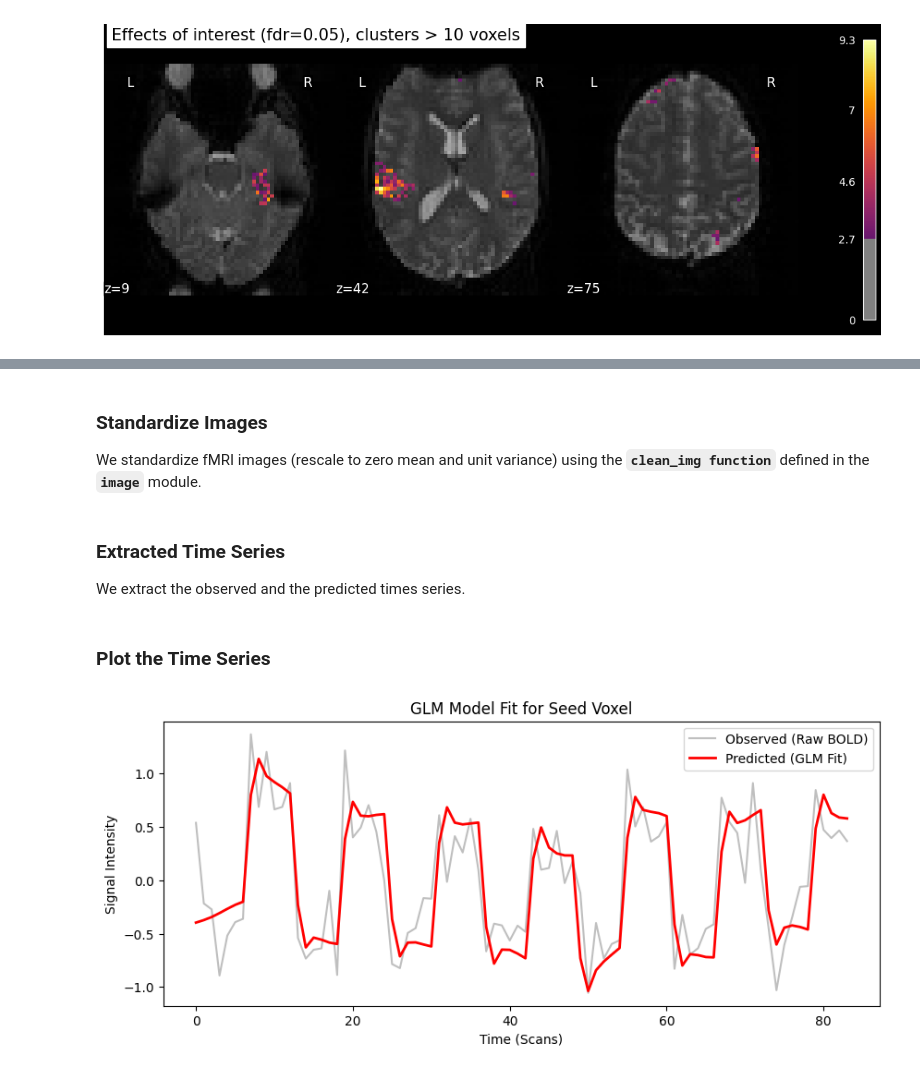
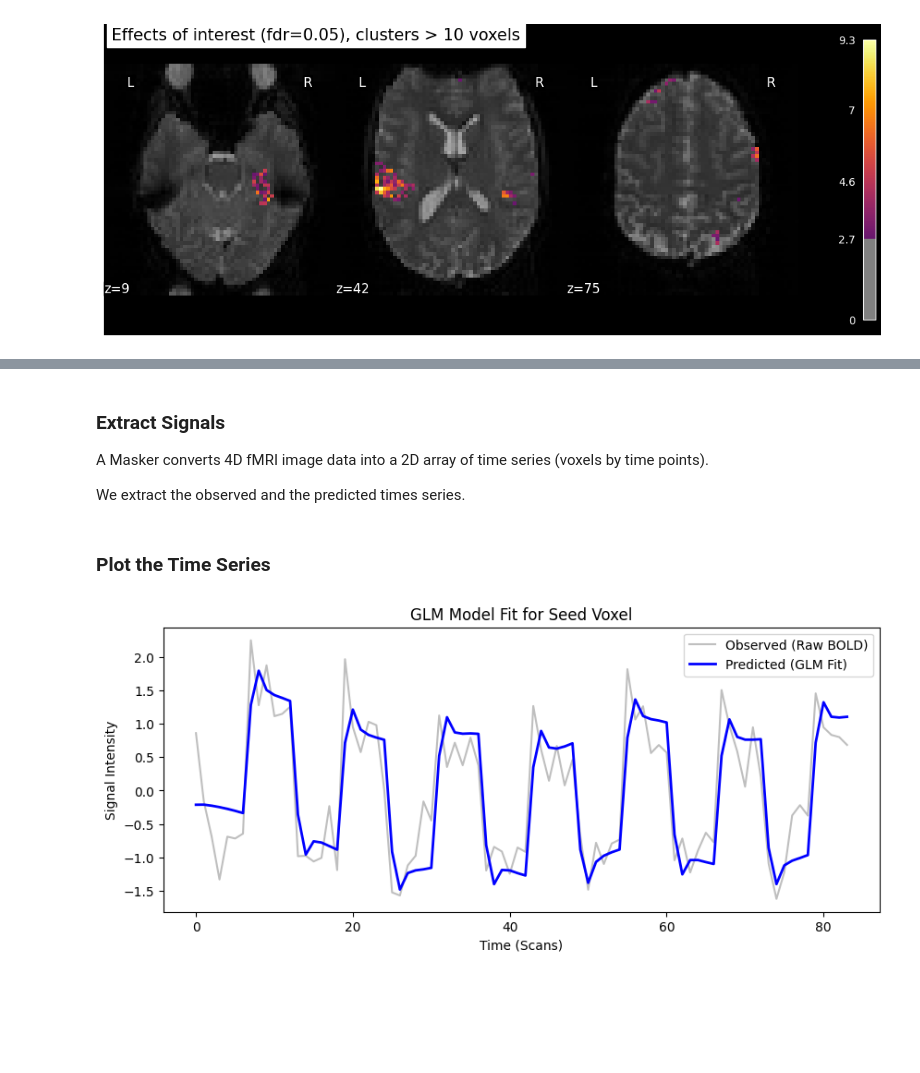
Before and after one commit to tariqzahratahdi/MachineLearningNeuroimaging, a Jupyter notebook: course_neuroimaging_nilearn_glm_usage_example_auditory_stimulation.ipynb, the cells around one changed output, grey strips where cells are left out. Saved outputs shown, nothing was run; the diff lists cells and outputs as text; code cells hidden in the pictures; blank space fills up the shorter version.

```diff
--- a/course_neuroimaging_nilearn_glm_usage_example_auditory_stimulation.ipynb
+++ b/course_neuroimaging_nilearn_glm_usage_example_auditory_stimulation.ipynb
@@ -517,8 +531,4 @@ We define a mask from the coordinates of the largest cluster.
 from nilearn.maskers import NiftiSpheresMasker
 
 # Define a mask from coordinates to inspect
-masker = NiftiSpheresMasker(coords, radius=4)
+masker = NiftiSpheresMasker(coords, standardize="zscore_sample", radius=4)
-# %% [markdown]
-### Standardize Images
-
-We standardize fMRI images (rescale to zero mean and unit variance) using the **`clean_img function`** defined in the **`image`** module.
@@ -530,21 +535,24 @@ standardized_predicted_img = image.clean_img(fmri_glm.predicted[0], standardize=
 # %% [markdown]
-### Extracted Time Series
+### Extract Signals
+
+A Masker converts 4D fMRI image data into a 2D array of time series (voxels by time points).
 
 We extract the observed and the predicted times series.
 # %%
 # Extract observed and predicted time series
-observed_timeseries = masker.fit_transform(standardized_img)
-predicted_timeseries = masker.fit_transform(standardized_predicted_img)
+
+observed_timeseries = masker.fit_transform(fmri_img)
+predicted_timeseries = masker.fit_transform(fmri_glm.predicted[0])
 # %% [markdown]
 ### Plot the Time Series
 # %%
 plt.figure(figsize=(10, 4))
 plt.plot(observed_timeseries, label='Observed (Raw BOLD)', color='gray', alpha=0.5)
-plt.plot(predicted_timeseries, label='Predicted (GLM Fit)', color='red', linewidth=2)
+plt.plot(predicted_timeseries, label='Predicted (GLM Fit)', color='blue', linewidth=2)
 plt.xlabel('Time (Scans)')
 plt.ylabel('Signal Intensity')
 plt.legend()
 plt.title('GLM Model Fit for Seed Voxel')
 plt.show()
 # %% [output]
-[figure, old version]
+[figure, new version]
```
Also changed, not shown: parts of 4 cells of this notebook.
